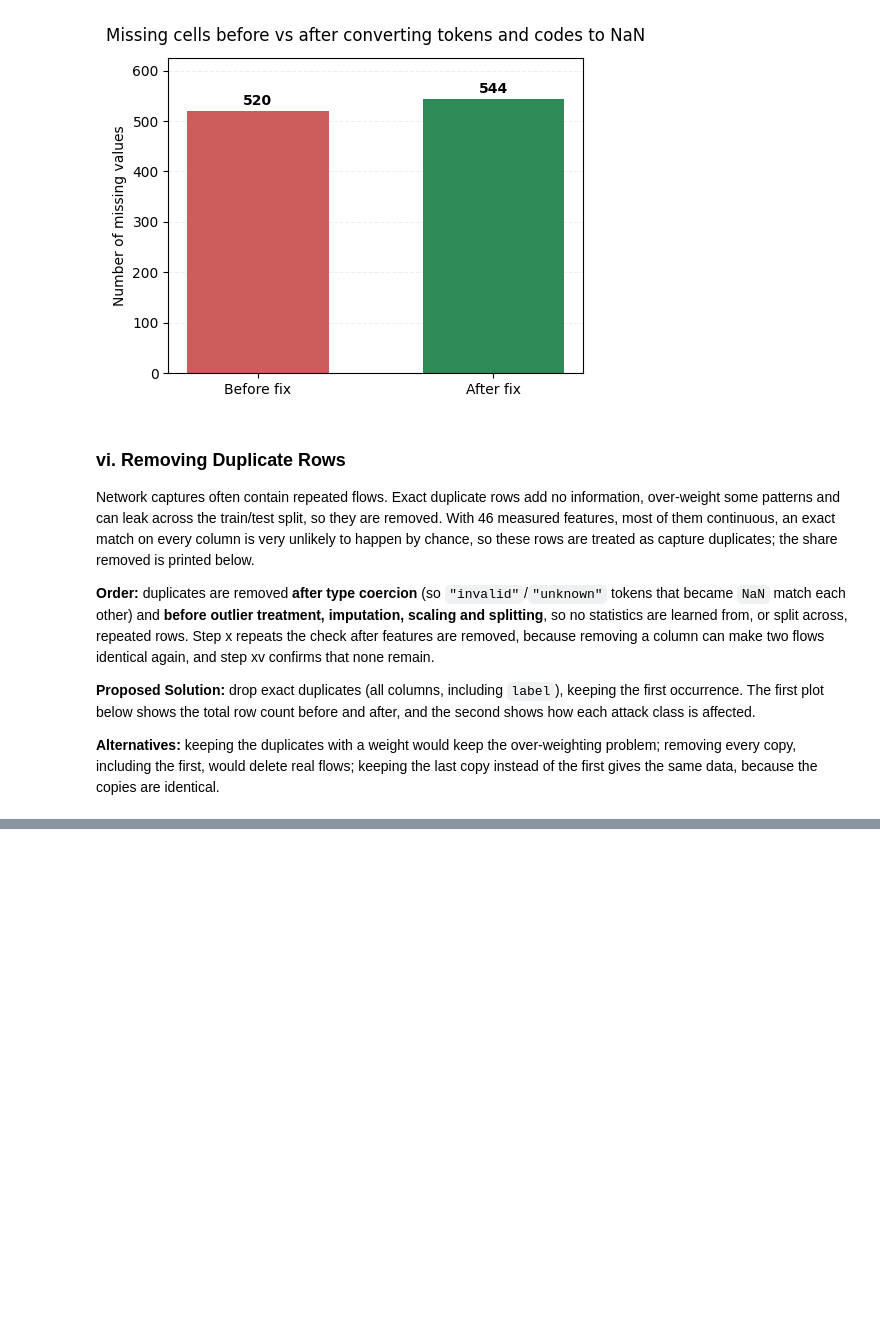
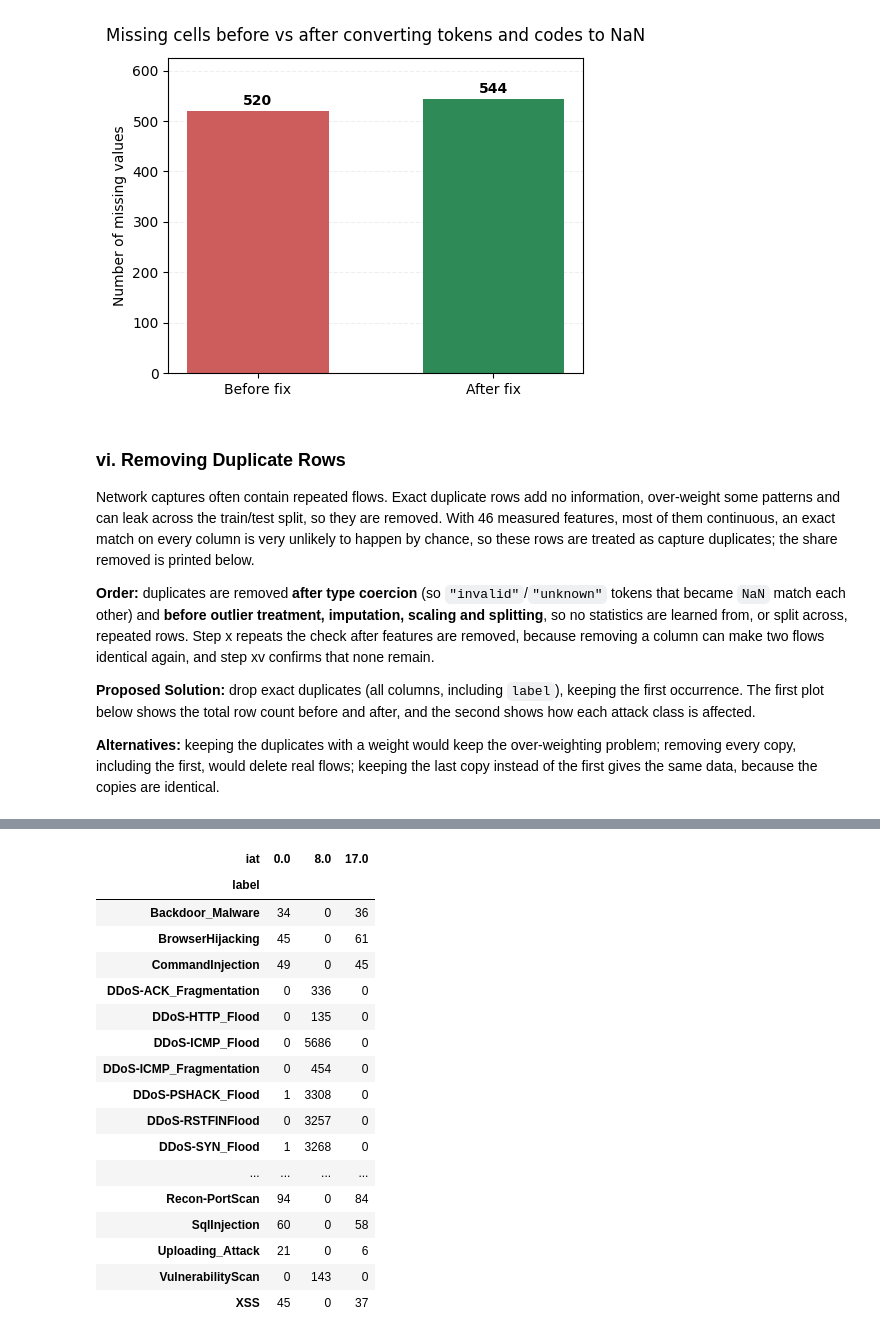
Before and after one commit to MR-Goldenyt/Argus, a Jupyter notebook: Argus.ipynb, the cells around one changed output, grey strips where cells are left out. Drawn from its saved outputs; the diff is of its cells as text; code cells hidden in the pictures; blank space fills up the shorter version.

```diff
--- a/Argus.ipynb
+++ b/Argus.ipynb
@@ -1749,0 +916,78 @@ Phase 1 ends here. The next phases (feature analysis, supervised and unsupervise
+# %%
+# ======== Cleaning 2: leakage (value purity) ========
+# Value purity of every feature on its own, highest first
+solo = pd.Series({c: purity(X_train[c]) for c in X_train}).sort_values(ascending=False)
+leaky = solo.index[solo >= LEAK_PURITY].to_list()
+solo_baseline = y_train.value_counts(normalize=True).max()  # always guessing the largest class
+# A column of random numbers: the score of a feature that carries no information
+noise = pd.Series(np.random.default_rng(SEED).random(len(y_train)), index=y_train.index)
+noise_purity = purity(noise)  # what a column with no information scores
+print("\n======== 2. Leakage screen ========")
+print(f"Baseline (largest class): {solo_baseline:.3f} | random column: {noise_purity:.3f}")
+print("Top single-feature purity:", solo.head(5).round(3).to_dict())
+print(f"Suspects: {leaky or 'none'} | next feature: {solo[solo < LEAK_PURITY].max():.3f}")
+
+# A suspect that barely varies inside a class suggests it records the capture, not the attack
+leak_spread = {c: class_spread(c) for c in leaky}
+other_spread = pd.Series({c: class_spread(c).median() for c in CONT if c not in leaky})  # the other continuous features
+for c, spread in leak_spread.items():
+    print(f"  {c}: within-class spread {spread.median():.4%}, {(spread < 0.01).sum()} of {len(spread)} classes under 1%")
+print(f"  Other continuous features: {other_spread.median():.1%}")
+X_train = drop(leaky, "possible leakage")
+
+# The features removed after the split, scored the same way from their raw training values (median-filled, as in step ix)
+raw_session = df.loc[X_train.index, SESSION_FEATURES]
+raw_session = raw_session.fillna(raw_session.median())
+session_purity = pd.Series({f: purity(raw_session[f]) for f in SESSION_FEATURES})  # purity of each removed timing feature
+session_spread = {f: class_spread(f) for f in SESSION_FEATURES}  # relative spread inside each class
+for f in SESSION_FEATURES:
+    print(f"  {f} (removed after the split): purity {session_purity[f]:.3f}, within-class spread {session_spread[f].median():.4%}, "
+          f"{(session_spread[f] < 0.01).sum()} of {len(session_spread[f])} classes under 1%")
+
+# ======== Cleaning 2b: batch stand-ins (one fixed value per recording batch of a suspect) ========
+proxies, proxy_table = [], {}
+for c in ["iat"]:  # the recording batches come from the raw inter-arrival time
+    batch = (df.loc[X_train.index, c] / BATCH_STEP).round()  # recording batch of each training row
+    batch_share = batch.map(batch.value_counts(normalize=True))  # share of the rows in each row's batch
+    batch = batch[batch_share >= 1 - NEAR_CONST]  # batches need 1% of the rows
+    in_batch = X_train.loc[batch.index].groupby(batch)
+    usual = in_batch.agg(lambda s: s.value_counts().index[0])  # most common value per batch and feature
+    share = in_batch.agg(lambda s: s.value_counts(normalize=True).iloc[0])  # its share of the batch
+    # A stand-in holds one value inside every batch, and that value changes between batches
+    stand_in = (share >= NEAR_CONST).all() & (usual.nunique() > 1)
+    proxies += [f for f in stand_in.index[stand_in] if f not in proxies]  # each feature listed once
+    proxy_table.update({f: usual[f] for f in stand_in.index[stand_in]})  # its usual value per batch, for the table
+print("Batch stand-ins:", proxies or "none")
+if proxies:  # the rule needs the usual value in at least NEAR_CONST of every batch
+    print("Lowest share of the usual value in any batch:", share[proxies].min().round(4).to_dict())
+display(pd.DataFrame(proxy_table).round(2))
+X_train = drop(proxies, "recording-batch stand-in")
+
+# Which classes sit in which batch
+batch_classes = pd.crosstab(y_train.loc[batch.index], batch)
+display(batch_classes)
+main_batch = batch_classes.sum().idxmax()
+is_flood = batch_classes.index.str.contains("flood", case=False)  # flood classes, by name
+in_small = (batch_classes.drop(columns=main_batch) >= MIN_RARE).any(axis=1)  # real rows in a small batch
+print(f"Flood classes in the main batch: {(batch_classes.loc[is_flood, main_batch] > 0).sum()} of {is_flood.sum()} | "
+      f"classes in a small batch: {in_small.sum()} (floods: {(in_small & is_flood).sum()})")
+
+# ======== After: duration kept (its values look like packet time-to-live) ========
+dur_medians = df.loc[X_train.index, "duration"].groupby(y_train).median().round(1)
+dur_flood = dur_medians.index.str.contains("flood", case=False)
+dur_mode = dur_medians[dur_flood].mode()[0]  # most common class median among the floods
+dur_flood_at_mode = int((dur_medians[dur_flood] == dur_mode).sum())
+dur_other_above = int((dur_medians[~dur_flood] > dur_mode).sum())
+print(f"duration: {dur_flood_at_mode} of {dur_flood.sum()} floods at median {dur_mode:g}; "
+      f"{dur_other_above} of {(~dur_flood).sum()} others higher; purity {solo['duration']:.3f}, kept")
+
+# ======== After 2: pairs (a fingerprint could be split over two features) ========
+top = solo.drop(leaky + proxies).index[:PAIR_TOP]
+pairs = {}
+for k, a in enumerate(top):
+    for b in top[k + 1 :]:  # every pair once
+        pairs[f"{a} + {b}"] = purity(X_train[a], X_train[b])
+pairs = pd.Series(pairs).sort_values(ascending=False)
+print("Top pair purity:", pairs.head(3).round(3).to_dict())
+print("Pairs at or above the limit:", pairs.index[pairs >= LEAK_PURITY].to_list() or "none")
+# %% [output]
@@ -1749,0 +1008,18 @@ Phase 1 ends here. The next phases (feature analysis, supervised and unsupervise
+| iat | 0.0 | 8.0 | 17.0 |
+| label |  |  |  |
+| Backdoor_Malware | 34 | 0 | 36 |
+| BrowserHijacking | 45 | 0 | 61 |
+| CommandInjection | 49 | 0 | 45 |
+| DDoS-ACK_Fragmentation | 0 | 336 | 0 |
+| DDoS-HTTP_Flood | 0 | 135 | 0 |
+| DDoS-ICMP_Flood | 0 | 5686 | 0 |
+| DDoS-ICMP_Fragmentation | 0 | 454 | 0 |
+| DDoS-PSHACK_Flood | 1 | 3308 | 0 |
+| DDoS-RSTFINFlood | 0 | 3257 | 0 |
+| DDoS-SYN_Flood | 1 | 3268 | 0 |
+| ... | ... | ... | ... |
+| Recon-PortScan | 94 | 0 | 84 |
+| SqlInjection | 60 | 0 | 58 |
+| Uploading_Attack | 21 | 0 | 6 |
+| VulnerabilityScan | 0 | 143 | 0 |
+| XSS | 45 | 0 | 37 |
```
Also changed, not shown: parts of 67 cells of this notebook.
